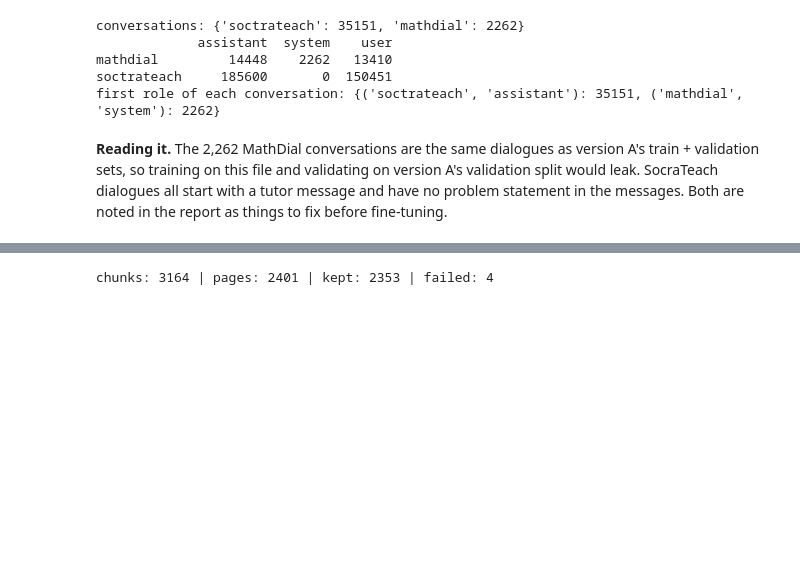
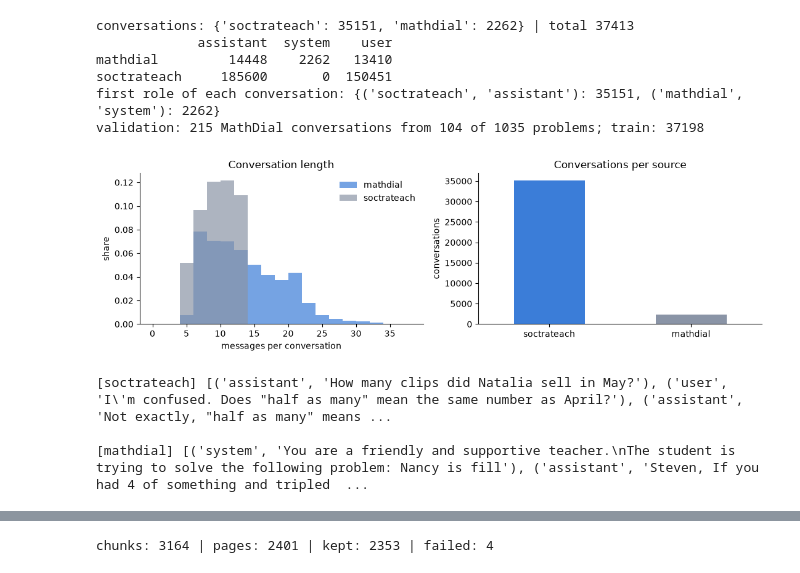
Before and after one commit to Hariomkr147/Group-2-DS-and-AI-Lab-Project, a Jupyter notebook: docs/milestone-2/Milestone2_EDA.ipynb, the cells around one changed output, grey strips where cells are left out. Saved outputs shown, nothing was run; the diff lists cells and outputs as text; code cells hidden in the pictures; blank space fills up the shorter version.

```diff
--- a/docs/milestone-2/Milestone2_EDA.ipynb
+++ b/docs/milestone-2/Milestone2_EDA.ipynb
@@ -20,8 +23,9 @@ import pandas as pd
 import matplotlib.pyplot as plt
 
 plt.rcParams.update({"figure.figsize": (7, 3.4), "axes.spines.top": False, "axes.spines.right": False})
+B = Path("../../notes/hariom pandey/milestone-2")
+SPLITS = Path("../../notes/sandeep/milestone-2/hosted_dataset/splits")
 A = Path("../../notes/sandeep/milestone-2/data")
-B = Path("../../notes/hariom pandey/milestone-2")
 P = A / "processed"
 
 def jsonl(path):
@@ -141,10 +115,0 @@ ignored in the loss. Splitting by student, again, prevents the same student appe
-# %%
-d = np.load(B / "dkt_processed/dkt_data.npz")
-N = int(d["N"])
-rows = []
-for s, name in (("tr", "train"), ("te", "test")):
-    M = d[f"M_{s}"] == 1
-    rows.append({"split": name, "sequences": d[f"X_{s}"].shape[0], "answers": int(M.sum()),
-                 "correct_rate": round(float(d[f"C_{s}"][M].mean()), 3), "skills_used": len(np.unique(d[f"S_{s}"][M]))})
-print("skills (N):", N, "| input vocabulary:", 2 * N)
-pd.DataFrame(rows)
@@ -239,7 +115,0 @@ plt.tight_layout(); plt.show()
-# %%
-for act in ("probing", "focus", "generic", "telling"):
-    r = next(r for r in M["train"] if r["act"] == act)
-    print(f"[{act}] keep={r['keep']} leaks_answer={r['leaks_answer']}")
-    print("   last student message:", [m for m in r["messages"] if m["role"] == "user"][-1]["content"][:160] if any(m["role"] == "user" for m in r["messages"]) else "(none yet)")
-    print("   target tutor reply  :", r["target"][:200]); print()
-print("Fields of one example:", list(M["train"][0].keys()))
@@ -272,20 +132,41 @@ a score on genuinely unseen problems must be reported separately.
 # %%
-roles, src, first = Counter(), Counter(), Counter()
+roles, src, first, turns = Counter(), Counter(), Counter(), {"mathdial": [], "soctrateach": []}
 with open(B / "socratic_tutor_combined.jsonl", encoding="utf8") as f:
     for line in f:
         r = json.loads(line); src[r["source"]] += 1
         first[(r["source"], r["messages"][0]["role"])] += 1
+        turns[r["source"]].append(len(r["messages"]))
         for m in r["messages"]: roles[(r["source"], m["role"])] += 1
-print("conversations:", dict(src))
+cv = json.load(open(SPLITS / "chat_validation.json"))
+print("conversations:", dict(src), "| total", sum(src.values()))
 print(pd.Series(roles).unstack(fill_value=0))
 print("first role of each conversation:", dict(first))
+print("validation:", cv["validation_conversations"], "MathDial conversations from", cv["validation_problems"], "of", cv["mathdial_problems"], "problems; train:", sum(src.values()) - cv["validation_conversations"])
 # %% [output]
-conversations: {'soctrateach': 35151, 'mathdial': 2262}
+conversations: {'soctrateach': 35151, 'mathdial': 2262} | total 37413
              assistant  system    user
 mathdial         14448    2262   13410
 soctrateach     185600       0  150451
 first role of each conversation: {('soctrateach', 'assistant'): 35151, ('mathdial', 'system'): 2262}
+validation: 215 MathDial conversations from 104 of 1035 problems; train: 37198
-# %% [markdown]
-**Reading it.** The 2,262 MathDial conversations are the same dialogues as version A's train + validation sets, so training on this
-file and validating on version A's validation split would leak. SocraTeach dialogues all start with a tutor message and have no problem
-statement in the messages. Both are noted in the report as things to fix before fine-tuning.
+# %%
+fig, ax = plt.subplots(1, 2, figsize=(11, 3.4))
+for name, color in (("mathdial", "#3b7dd8"), ("soctrateach", "#8a94a6")):
+    ax[0].hist(turns[name], bins=range(0, 40, 2), alpha=0.7, label=name, color=color, density=True)
+ax[0].set_xlabel("messages per conversation"); ax[0].set_ylabel("share"); ax[0].legend(frameon=False); ax[0].set_title("Conversation length")
+pd.Series(src).plot.bar(ax=ax[1], rot=0, color=["#3b7dd8", "#8a94a6"]); ax[1].set_title("Conversations per source"); ax[1].set_ylabel("conversations")
+plt.tight_layout(); plt.show()
+recs = {}
+with open(B / "socratic_tutor_combined.jsonl", encoding="utf8") as f:
+    for line in f:
+        r = json.loads(line)
+        recs.setdefault(r["source"], r)
+        if len(recs) == 2: break
+recs = list(recs.values())
+for r in recs:
+    print(f"[{r['source']}]", [(m["role"], m["content"][:110]) for m in r["messages"][:3]]); print()
+# %% [output]
+[figure, added]
+[soctrateach] [('assistant', 'How many clips did Natalia sell in May?'), ('user', 'I\'m confused. Does "half as many" mean the same number as April?'), ('assistant', 'Not exactly, "half as many" means ...
+
+[mathdial] [('system', 'You are a friendly and supportive teacher.\nThe student is trying to solve the following problem: Nancy is fill'), ('assistant', 'Steven, If you had 4 of something and tripled  ...
```
Also changed, not shown: parts of 28 cells of this notebook, 13 other files.
